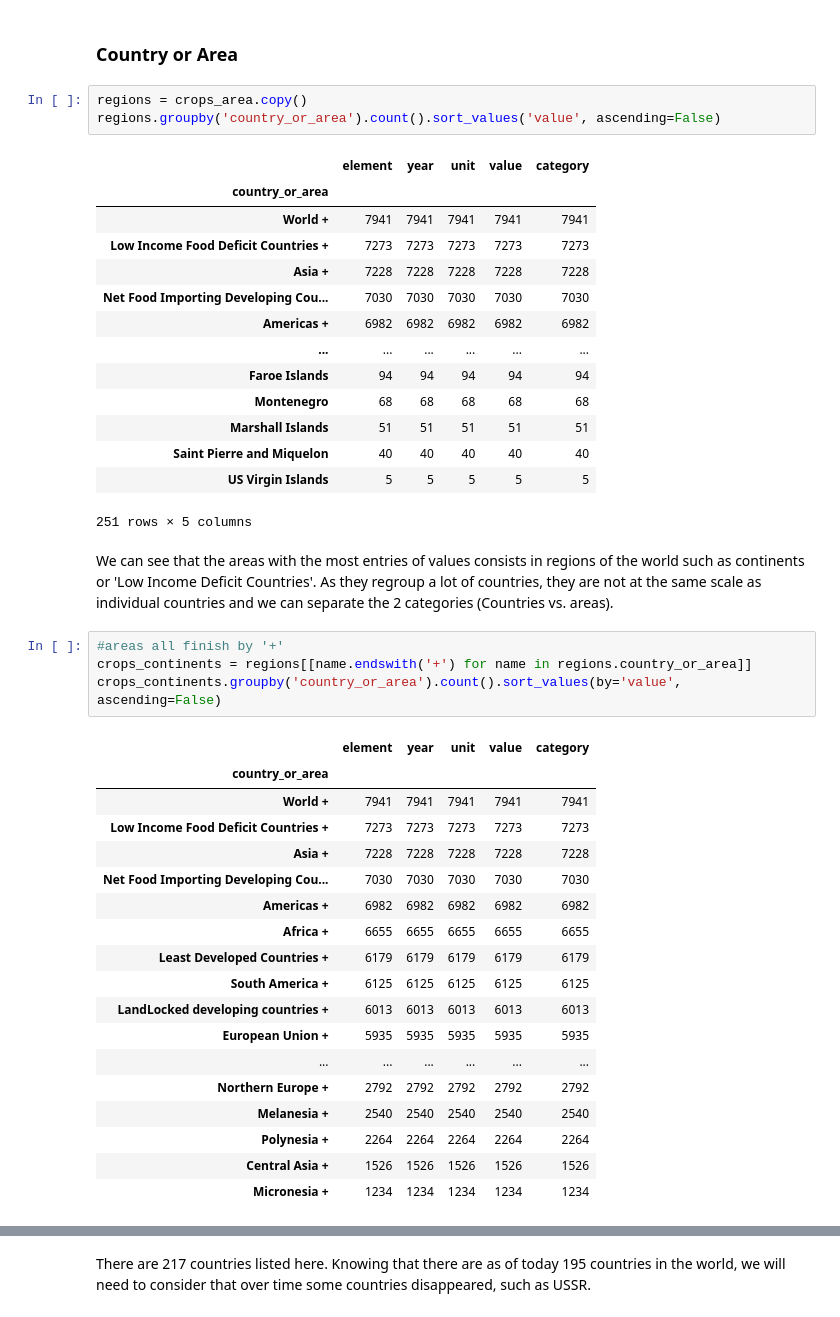
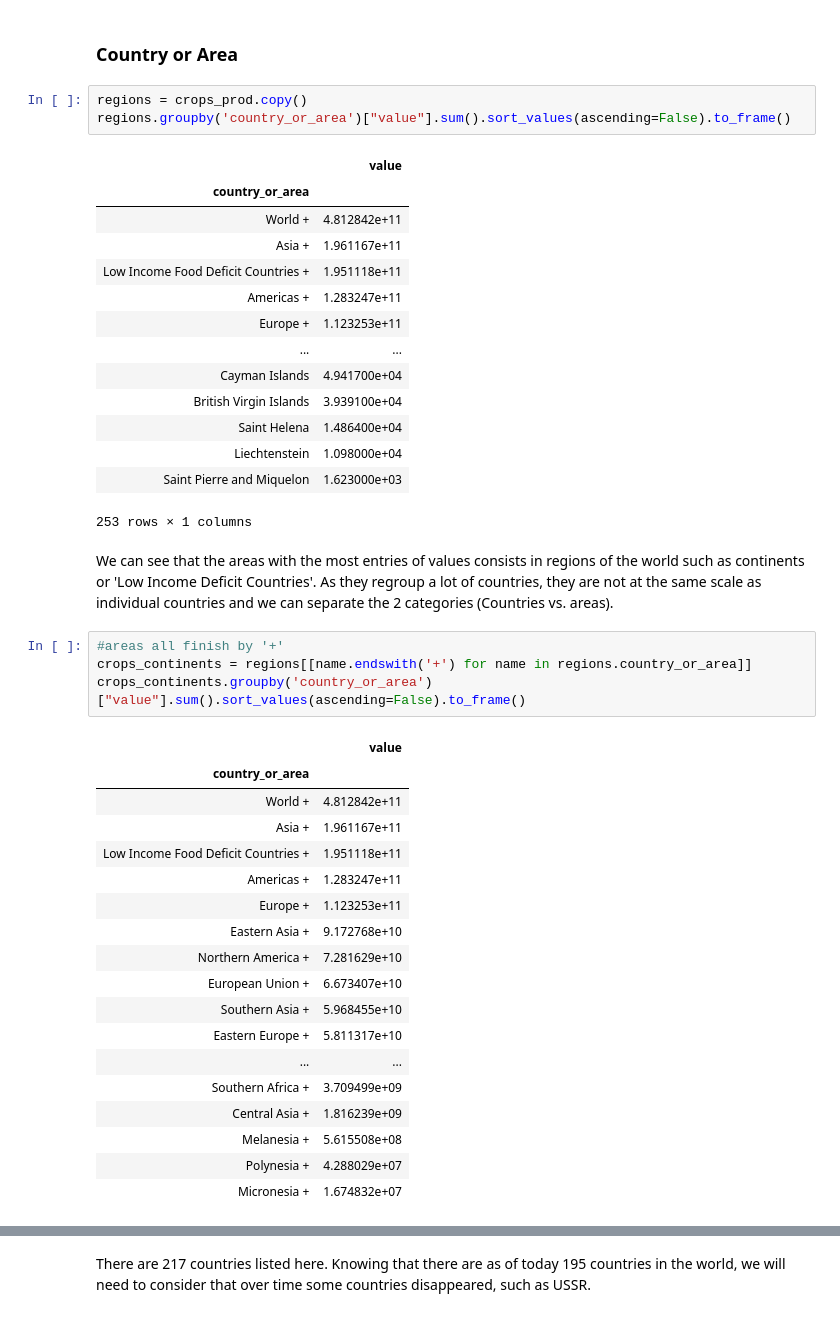
Before and after one commit to CeliaBenquet/Project_ADA, a Jupyter notebook: Crops.ipynb, the cells around one changed output, grey strips where cells are left out. Cells and saved outputs as stored; diff of their text form.

```diff
--- a/Crops.ipynb
+++ b/Crops.ipynb
@@ -183,47 +183,47 @@ crops_prod = crops_interest[crops_interest.element=='Production Quantity']
 # %% [markdown]
 ### Country or Area
 # %%
-regions = crops_area.copy()
-regions.groupby('country_or_area').count().sort_values('value', ascending=False)
+regions = crops_prod.copy()
+regions.groupby('country_or_area')["value"].sum().sort_values(ascending=False).to_frame()
 # %% [output]
-|  | element | year | unit | value | category |
-| country_or_area |  |  |  |  |  |
-| World + | 7941 | 7941 | 7941 | 7941 | 7941 |
-| Low Income Food Deficit Countries + | 7273 | 7273 | 7273 | 7273 | 7273 |
-| Asia + | 7228 | 7228 | 7228 | 7228 | 7228 |
-| Net Food Importing Developing Cou... | 7030 | 7030 | 7030 | 7030 | 7030 |
-| Americas + | 6982 | 6982 | 6982 | 6982 | 6982 |
-| ... | ... | ... | ... | ... | ... |
-| Faroe Islands | 94 | 94 | 94 | 94 | 94 |
-| Montenegro | 68 | 68 | 68 | 68 | 68 |
-| Marshall Islands | 51 | 51 | 51 | 51 | 51 |
-| Saint Pierre and Miquelon | 40 | 40 | 40 | 40 | 40 |
-| US Virgin Islands | 5 | 5 | 5 | 5 | 5 |
+|  | value |
+| country_or_area |  |
+| World + | 4.812842e+11 |
+| Asia + | 1.961167e+11 |
+| Low Income Food Deficit Countries + | 1.951118e+11 |
+| Americas + | 1.283247e+11 |
+| Europe + | 1.123253e+11 |
+| ... | ... |
+| Cayman Islands | 4.941700e+04 |
+| British Virgin Islands | 3.939100e+04 |
+| Saint Helena | 1.486400e+04 |
+| Liechtenstein | 1.098000e+04 |
+| Saint Pierre and Miquelon | 1.623000e+03 |
-251 rows × 5 columns
+253 rows × 1 columns
 # %% [markdown]
 We can see that the areas with the most entries of values consists in regions of the world such as continents or 'Low Income Deficit Countries'. As they regroup a lot of countries, they are not at the same scale as individual countries and we can separate the 2 categories (Countries vs. areas).
 # %%
 #areas all finish by '+'
 crops_continents = regions[[name.endswith('+') for name in regions.country_or_area]]
-crops_continents.groupby('country_or_area').count().sort_values(by='value', ascending=False)
+crops_continents.groupby('country_or_area')["value"].sum().sort_values(ascending=False).to_frame()
 # %% [output]
-|  | element | year | unit | value | category |
-| country_or_area |  |  |  |  |  |
-| World + | 7941 | 7941 | 7941 | 7941 | 7941 |
-| Low Income Food Deficit Countries + | 7273 | 7273 | 7273 | 7273 | 7273 |
-| Asia + | 7228 | 7228 | 7228 | 7228 | 7228 |
-| Net Food Importing Developing Cou... | 7030 | 7030 | 7030 | 7030 | 7030 |
-| Americas + | 6982 | 6982 | 6982 | 6982 | 6982 |
-| Africa + | 6655 | 6655 | 6655 | 6655 | 6655 |
-| Least Developed Countries + | 6179 | 6179 | 6179 | 6179 | 6179 |
-| South America + | 6125 | 6125 | 6125 | 6125 | 6125 |
-| LandLocked developing countries + | 6013 | 6013 | 6013 | 6013 | 6013 |
-| European Union + | 5935 | 5935 | 5935 | 5935 | 5935 |
-| ... | ... | ... | ... | ... | ... |
-| Northern Europe + | 2792 | 2792 | 2792 | 2792 | 2792 |
-| Melanesia + | 2540 | 2540 | 2540 | 2540 | 2540 |
-| Polynesia + | 2264 | 2264 | 2264 | 2264 | 2264 |
-| Central Asia + | 1526 | 1526 | 1526 | 1526 | 1526 |
-| Micronesia + | 1234 | 1234 | 1234 | 1234 | 1234 |
+|  | value |
+| country_or_area |  |
+| World + | 4.812842e+11 |
+| Asia + | 1.961167e+11 |
+| Low Income Food Deficit Countries + | 1.951118e+11 |
+| Americas + | 1.283247e+11 |
+| Europe + | 1.123253e+11 |
+| Eastern Asia + | 9.172768e+10 |
+| Northern America + | 7.281629e+10 |
+| European Union + | 6.673407e+10 |
+| Southern Asia + | 5.968455e+10 |
+| Eastern Europe + | 5.811317e+10 |
+| ... | ... |
+| Southern Africa + | 3.709499e+09 |
+| Central Asia + | 1.816239e+09 |
+| Melanesia + | 5.615508e+08 |
+| Polynesia + | 4.288029e+07 |
+| Micronesia + | 1.674832e+07 |
 # %%
 crops_countries = regions.drop(crops_continents.index, axis=0)
```
Also changed, not shown: parts of 7 cells of this notebook.
